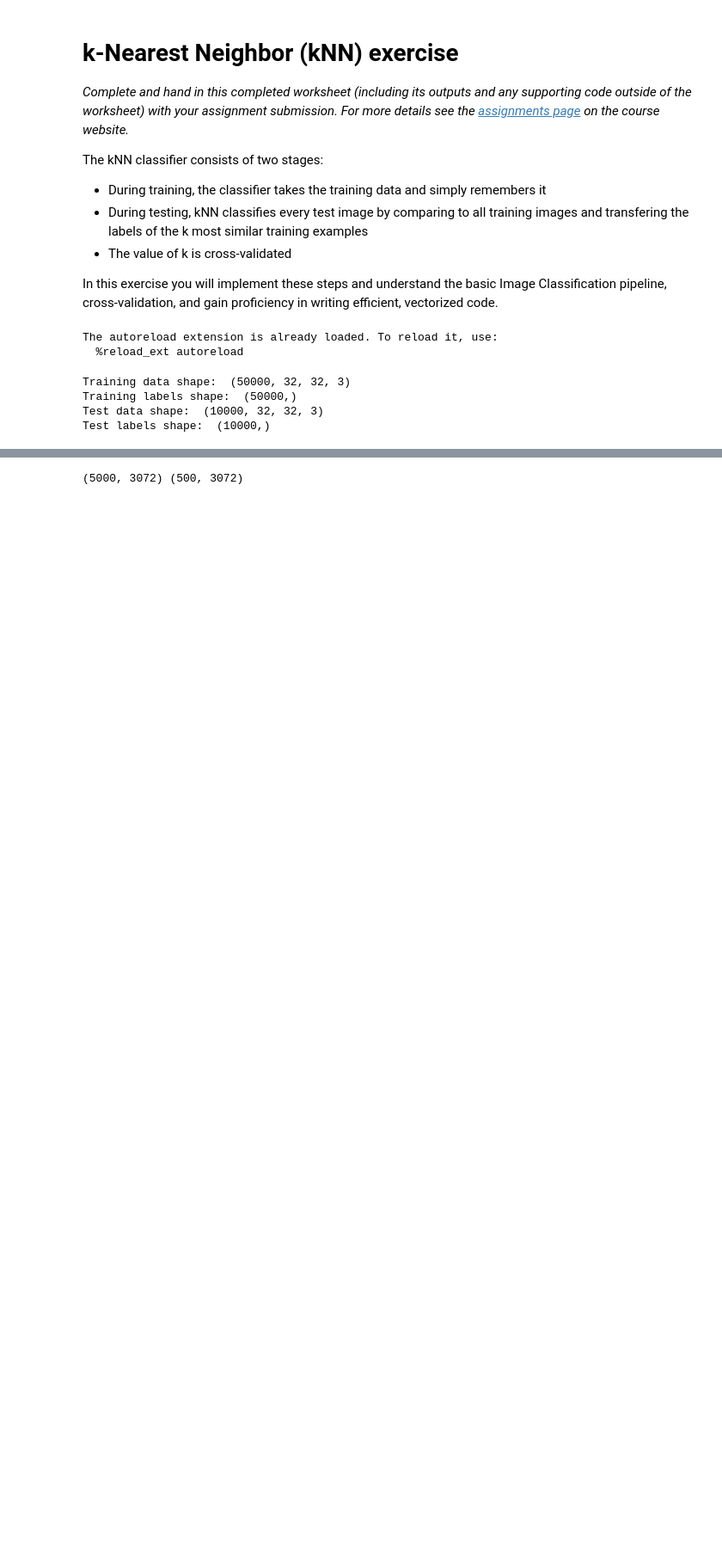
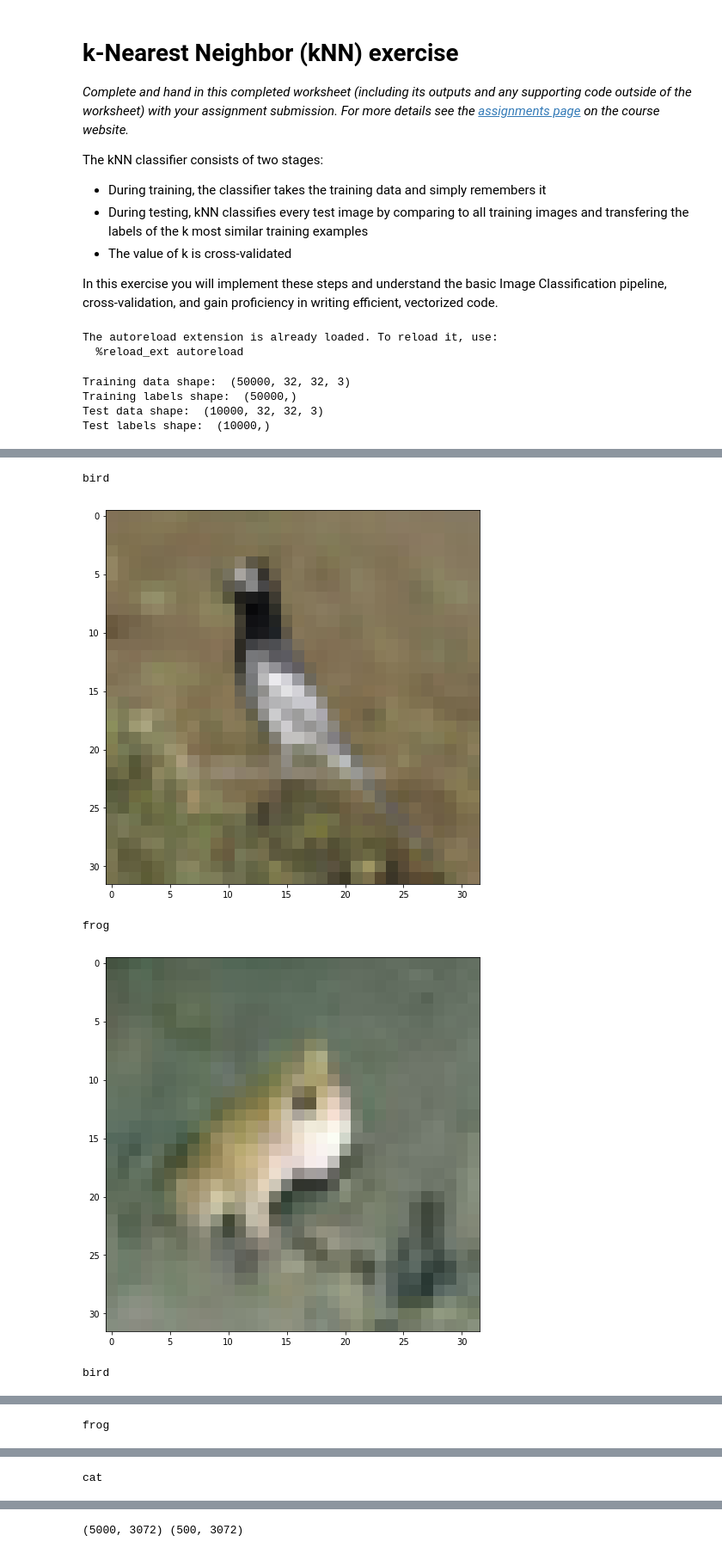
Before and after one commit to FrolovIlja/cs231n, a Jupyter notebook: assignment1/knn.ipynb, the cells around one changed output, grey strips where cells are left out. Shown at 86% size. Cells and saved outputs as stored; diff of their text form; code cells hidden in the pictures; blank space fills up the shorter version.

```diff
--- a/assignment1/knn.ipynb
+++ b/assignment1/knn.ipynb
@@ -79,3 +79,14 @@ num_test = 500
 mask = list(range(num_test))
 X_test = X_test[mask]
 y_test = y_test[mask]
+# %%
+for i in [291, 304, 138, 309, 456, 481, 167, 413, 395,  48]:
+    plt.imshow(X_test[i].astype('uint8'))
+    print(classes[y_test[i]])
+    plt.show()
+# %% [output]
+bird
+[figure, added]
+frog
+[figure, added]
+bird
@@ -81,0 +94 @@ y_test = y_test[mask]
+frog
@@ -81,0 +96 @@ y_test = y_test[mask]
+cat
```
Also changed, not shown: parts of 6 cells of this notebook.
